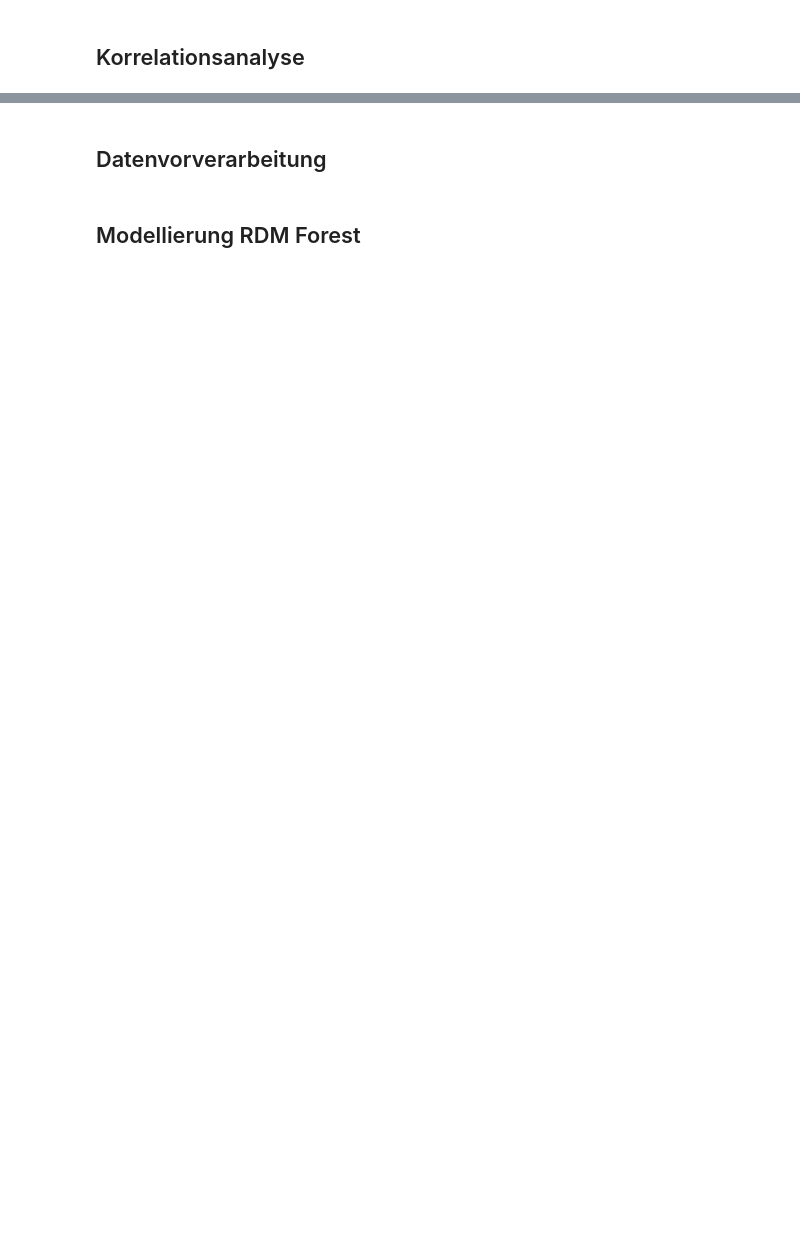
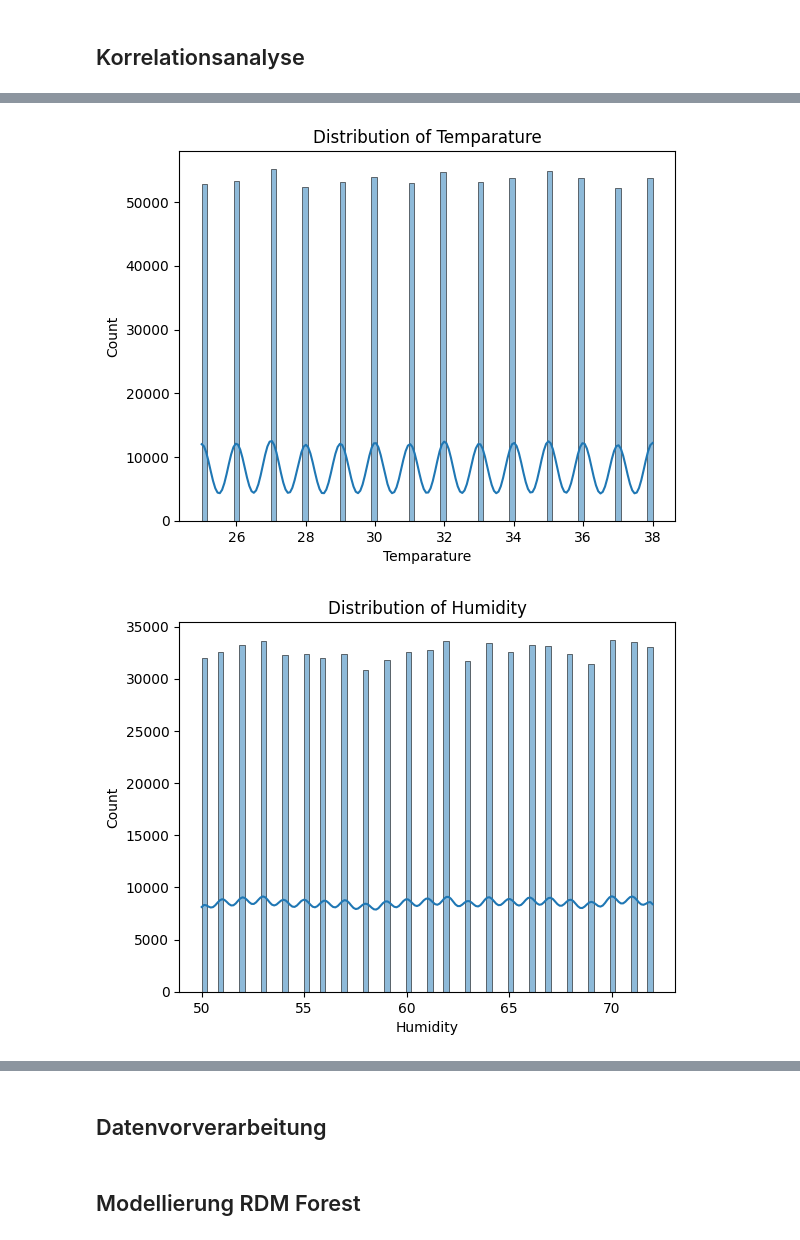
Before and after one commit to yernon/EDA_Jahns_Liefke, a Jupyter notebook: EDA_Jahns_Liefke.ipynb, the cells around one changed output, grey strips where cells are left out. Drawn from its saved outputs; the diff is of its cells as text; code cells hidden in the pictures; blank space fills up the shorter version.

```diff
--- a/EDA_Jahns_Liefke.ipynb
+++ b/EDA_Jahns_Liefke.ipynb
@@ -206,0 +214,27 @@ plt.show()
+# %%
+# Verteilung
+for col in ['Temparature', 'Humidity', 'Moisture', 'Nitrogen', 'Phosphorous', 'Potassium']:
+    sns.histplot(train[col], kde=True)
+    plt.title(f'Distribution of {col}')
+    plt.show()
+
+# Boxplot zur Outlier-Erkennung
+for col in ['Temparature', 'Moisture', 'Nitrogen']:
+    sns.boxplot(x=train[col])
+    plt.title(f'Boxplot of {col}')
+    plt.show()
+
+# Class imbalance
+sns.countplot(x='Fertilizer Name', data=train)
+plt.xticks(rotation=45)
+plt.title('Fertilizer Class Distribution')
+plt.show()
+
+# Korrelation
+corr = train[['Temparature', 'Humidity', 'Moisture', 'Nitrogen', 'Phosphorous', 'Potassium']].corr()
+sns.heatmap(corr, annot=True, cmap='coolwarm')
+plt.title('Correlation Heatmap')
+plt.show()
+# %% [output]
+[figure, added]
+[figure, added]
```
Also changed, not shown: parts of 17 cells of this notebook, 1 other file.
